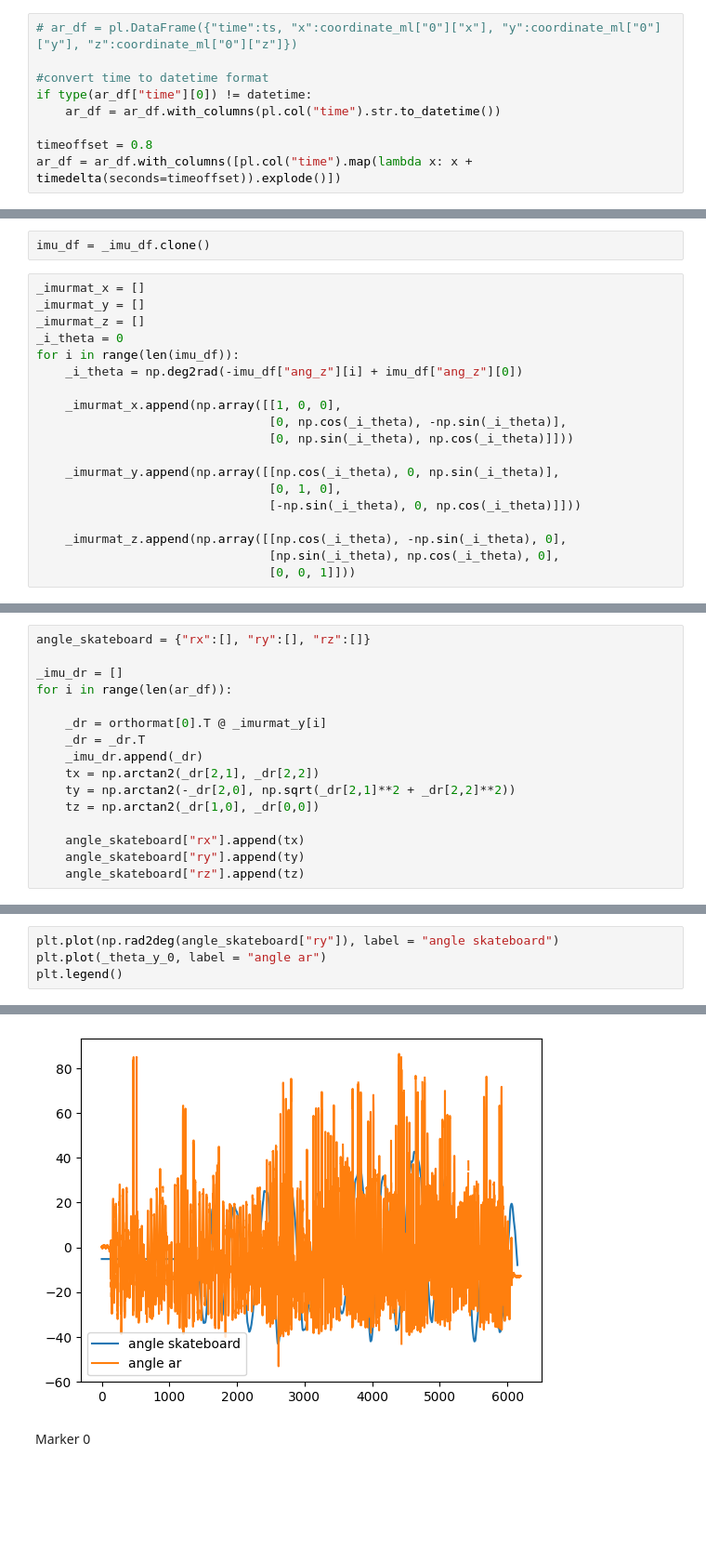
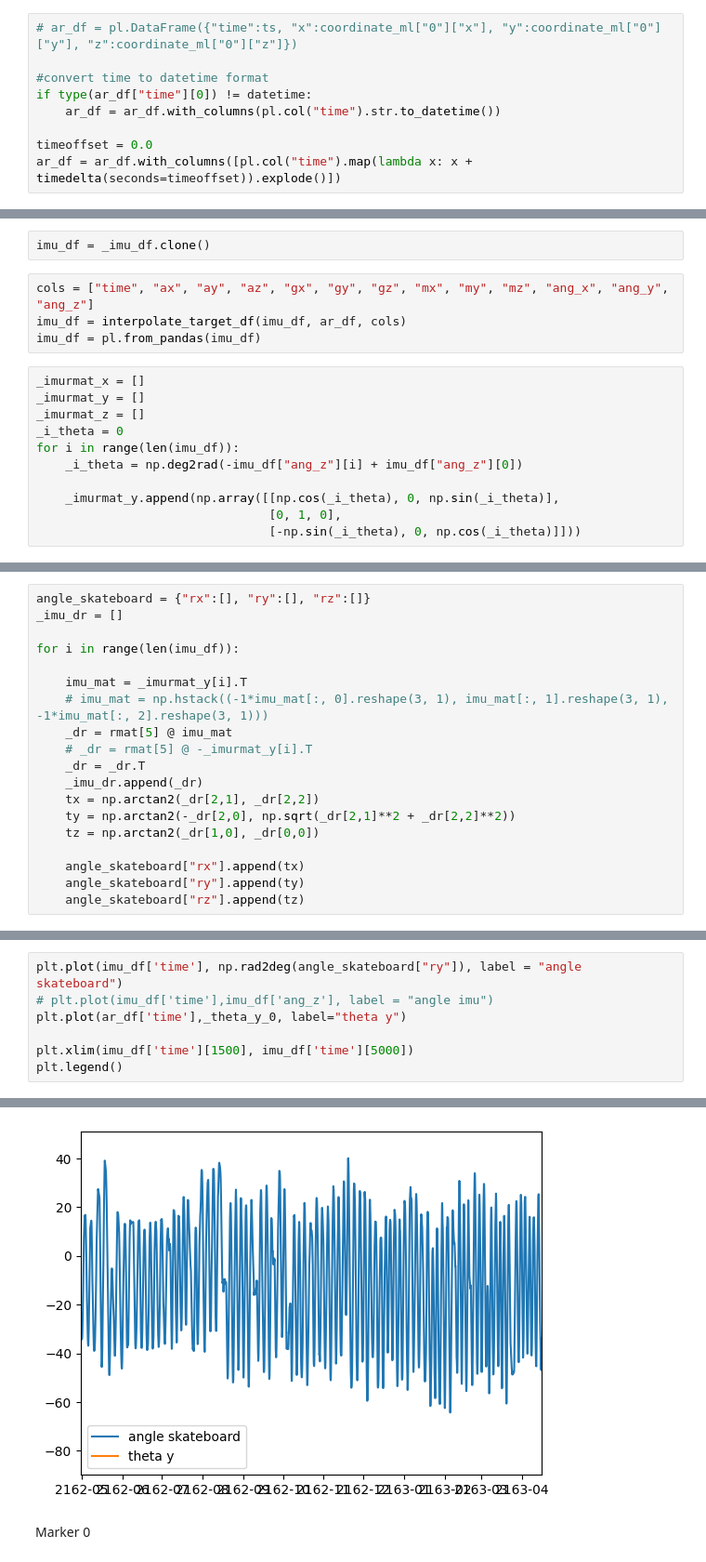
Before and after one commit to SujithChristopher/armbo, a Jupyter notebook: ipy_notebooks/inference_mocap_multiclass_m1_imu.ipynb, the cells around one changed output, grey strips where cells are left out. Shown at 93% size. Saved outputs shown, nothing was run; the diff lists cells and outputs as text; blank space fills up the shorter version.

```diff
--- a/ipy_notebooks/inference_mocap_multiclass_m1_imu.ipynb
+++ b/ipy_notebooks/inference_mocap_multiclass_m1_imu.ipynb
@@ -453,7 +435,7 @@ ar_df = pl.DataFrame({"time":ts, "x":coordinate_ml["0"]["x"][:len(ts)], "y":coor
 if type(ar_df["time"][0]) != datetime:
     ar_df = ar_df.with_columns(pl.col("time").str.to_datetime())
 
-timeoffset = 0.8
+timeoffset = 0.0
 ar_df = ar_df.with_columns([pl.col("time").map(lambda x: x + timedelta(seconds=timeoffset)).explode()])
 # %%
 _imu = _imu_df.clone()
@@ -495,6 +479,10 @@ for i in tqdm(range(len(_mo_df))):
     _rinpmat.append(calculate_rotmat(_x_vec, _z_vec, _org))
 # %%
 imu_df = _imu_df.clone()
+# %%
+cols = ["time", "ax", "ay", "az", "gx", "gy", "gz", "mx", "my", "mz", "ang_x", "ang_y", "ang_z"]
+imu_df = interpolate_target_df(imu_df, ar_df, cols)
+imu_df = pl.from_pandas(imu_df)
 # %%
 _imurmat_x = []
 _imurmat_y = []
@@ -503,14 +491,6 @@ _i_theta = 0
 for i in range(len(imu_df)):
     _i_theta = np.deg2rad(-imu_df["ang_z"][i] + imu_df["ang_z"][0])
 
-    _imurmat_x.append(np.array([[1, 0, 0],
-                                [0, np.cos(_i_theta), -np.sin(_i_theta)],
-                                [0, np.sin(_i_theta), np.cos(_i_theta)]]))
-
     _imurmat_y.append(np.array([[np.cos(_i_theta), 0, np.sin(_i_theta)],
                                 [0, 1, 0],
                                 [-np.sin(_i_theta), 0, np.cos(_i_theta)]]))
-
-    _imurmat_z.append(np.array([[np.cos(_i_theta), -np.sin(_i_theta), 0],
-                                [np.sin(_i_theta), np.cos(_i_theta), 0],
-                                [0, 0, 1]]))
@@ -521,10 +497,13 @@ print(len(ar_df), len(_theta_y_0))
 # %%
 angle_skateboard = {"rx":[], "ry":[], "rz":[]}
+_imu_dr = []
 
-_imu_dr = []
-for i in range(len(ar_df)):
+for i in range(len(imu_df)):
 
-    _dr = orthormat[0].T @ _imurmat_y[i]
+    imu_mat = _imurmat_y[i].T
+    # imu_mat = np.hstack((-1*imu_mat[:, 0].reshape(3, 1), imu_mat[:, 1].reshape(3, 1), -1*imu_mat[:, 2].reshape(3, 1)))
+    _dr = rmat[5] @ imu_mat
+    # _dr = rmat[5] @ -_imurmat_y[i].T
     _dr = _dr.T
     _imu_dr.append(_dr)
     tx = np.arctan2(_dr[2,1], _dr[2,2])
@@ -542,10 +516,13 @@ ar = np.array([[np.cos(_i_theta), 0, np.sin(_i_theta)],
 # %%
-plt.plot(np.rad2deg(angle_skateboard["ry"]), label = "angle skateboard")
-plt.plot(_theta_y_0, label = "angle ar")
+plt.plot(imu_df['time'], np.rad2deg(angle_skateboard["ry"]), label = "angle skateboard")
+# plt.plot(imu_df['time'],imu_df['ang_z'], label = "angle imu")
+plt.plot(ar_df['time'],_theta_y_0, label="theta y")
+
+plt.xlim(imu_df['time'][1500], imu_df['time'][5000])
 plt.legend()
 # %% [output]
 <matplotlib.legend.Legend at 0x...>
-[figure, old version]
+[figure, new version]
 # %% [markdown]
 Marker 0
 # %%
```
Also changed, not shown: parts of 26 cells of this notebook, 13 other files.
